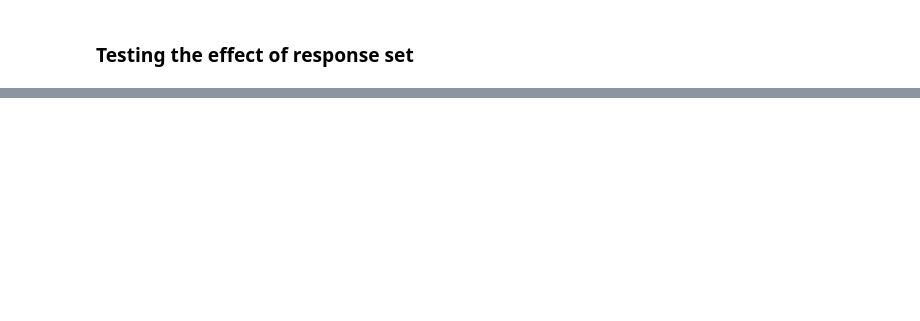
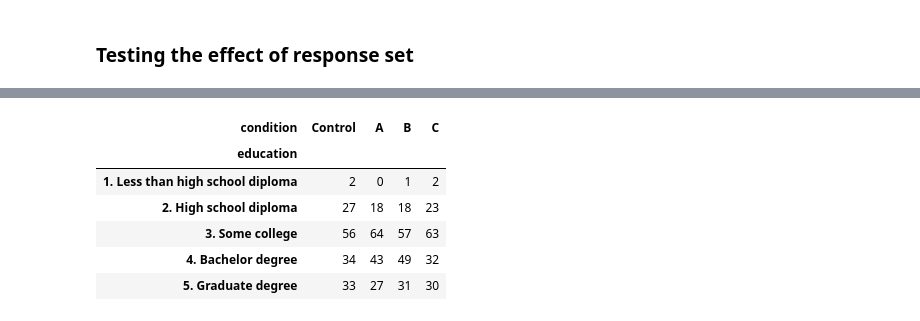
Before and after one commit to rosalynnyang/fb_uas_study, a Jupyter notebook: report/8_SD_experiment_analysis.ipynb, the cells around one changed output, grey strips where cells are left out. Drawn from its saved outputs; the diff is of its cells as text; code cells hidden in the pictures; blank space fills up the shorter version.

```diff
--- a/report/8_SD_experiment_analysis.ipynb
+++ b/report/8_SD_experiment_analysis.ipynb
@@ -240,0 +298,10 @@ for col in recoded_cols:
+# %%
+pd.crosstab(df_no_miss['education'], df_no_miss['condition']).reindex(conditions, axis="columns")
+# %% [output]
+| condition | Control | A | B | C |
+| education |  |  |  |  |
+| 1. Less than high school diploma | 2 | 0 | 1 | 2 |
+| 2. High school diploma | 27 | 18 | 18 | 23 |
+| 3. Some college | 56 | 64 | 57 | 63 |
+| 4. Bachelor degree | 34 | 43 | 49 | 32 |
+| 5. Graduate degree | 33 | 27 | 31 | 30 |
```
Also changed, not shown: parts of 16 cells of this notebook.
